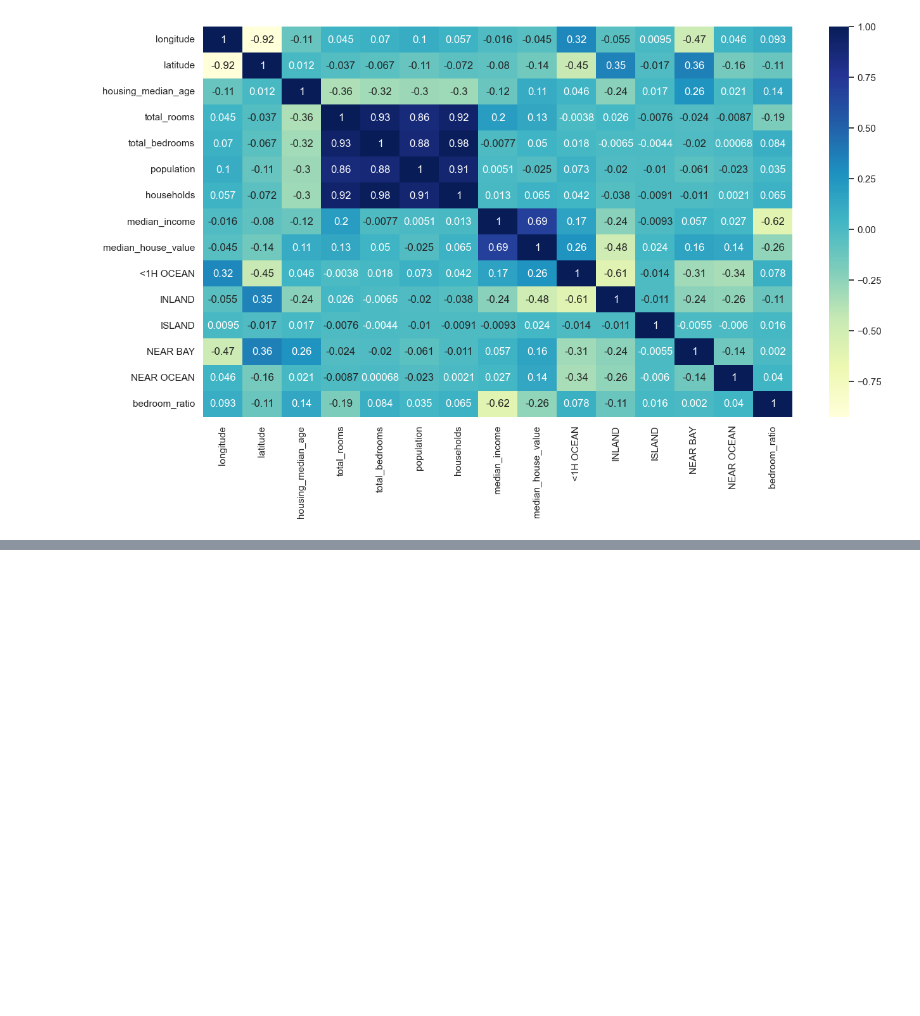
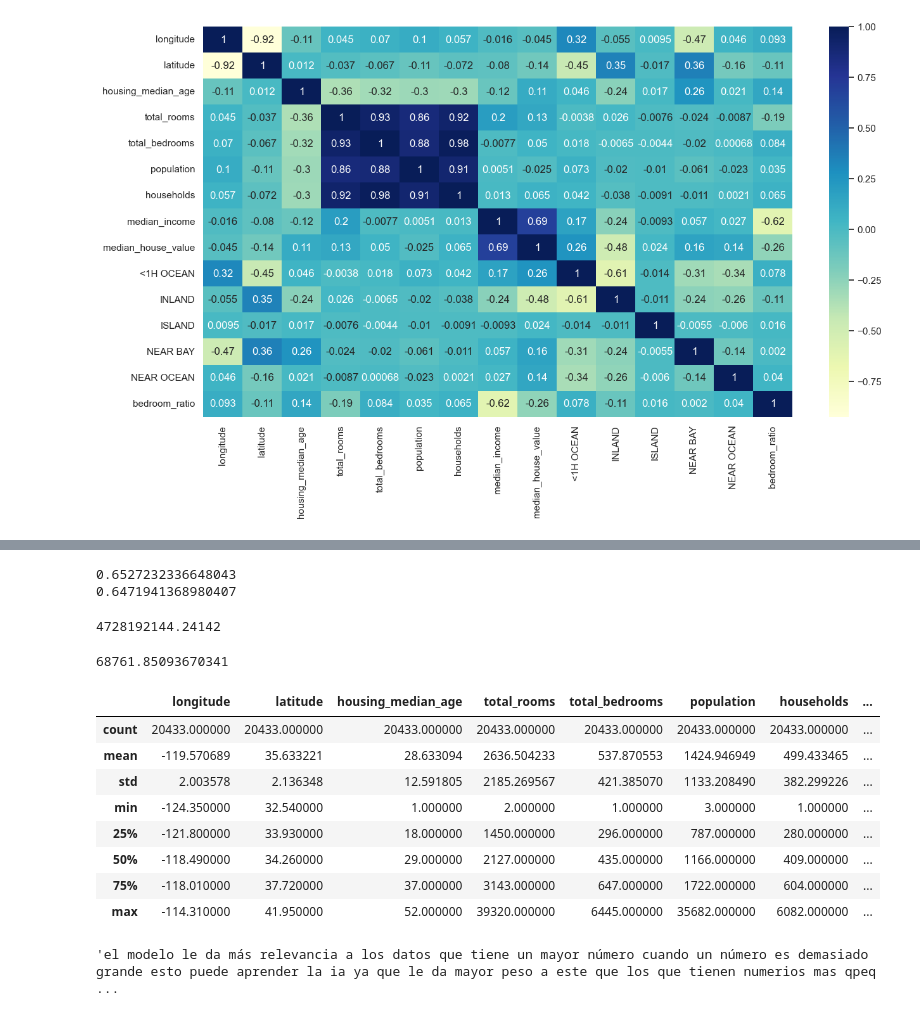
Before and after one commit to many3487/Curso-IA, a Jupyter notebook: sets de datos/ejercicio de regreción lineal.ipynb, the cells around one changed output, grey strips where cells are left out. Saved outputs shown, nothing was run; the diff lists cells and outputs as text; code cells hidden in the pictures; blank space fills up the shorter version.

```diff
--- a/sets de datos/ejercicio de regreción lineal.ipynb
+++ b/sets de datos/ejercicio de regreción lineal.ipynb
@@ -327,0 +425,7 @@ x_ent, x_pru,y_ent, y_pru =  train_test_split(x,y, test_size=.2)
+# %%
+#sobre ajuste o Overfitting
+print(modelo.score(x_ent, y_ent))
+print(modelo.score(x_pru, y_pru))
+# %% [output]
+0.6527232336648043
+0.6471941368980407
@@ -327,0 +439,4 @@ x_ent, x_pru,y_ent, y_pru =  train_test_split(x,y, test_size=.2)
+# %%
+mse
+# %% [output]
+4728192144.24142
@@ -327,0 +446,28 @@ x_ent, x_pru,y_ent, y_pru =  train_test_split(x,y, test_size=.2)
+# %%
+rmse
+# %% [output]
+68761.85093670341
+# %%
+#este esl el primerio que se falla al calcular el precio de todas las casas
+#algo que se recomienda es reivar los scalers o escalamiento
+#esto es que si se ven datos N/A  por la naturaleza de los números van a ser más pequeños ejemplo
+#los datos de la antiguedad van a ser datos entre 1 y 50  pero cuando es la población llegan  datos más grandes
+#ejemplo
+datos_na.describe()
+# %% [output]
+|  | longitude | latitude | housing_median_age | total_rooms | total_bedrooms | population | households | ... |
+| count | 20433.000000 | 20433.000000 | 20433.000000 | 20433.000000 | 20433.000000 | 20433.000000 | 20433.000000 | ... |
+| mean | -119.570689 | 35.633221 | 28.633094 | 2636.504233 | 537.870553 | 1424.946949 | 499.433465 | ... |
+| std | 2.003578 | 2.136348 | 12.591805 | 2185.269567 | 421.385070 | 1133.208490 | 382.299226 | ... |
+| min | -124.350000 | 32.540000 | 1.000000 | 2.000000 | 1.000000 | 3.000000 | 1.000000 | ... |
+| 25% | -121.800000 | 33.930000 | 18.000000 | 1450.000000 | 296.000000 | 787.000000 | 280.000000 | ... |
+| 50% | -118.490000 | 34.260000 | 29.000000 | 2127.000000 | 435.000000 | 1166.000000 | 409.000000 | ... |
+| 75% | -118.010000 | 37.720000 | 37.000000 | 3143.000000 | 647.000000 | 1722.000000 | 604.000000 | ... |
+| max | -114.310000 | 41.950000 | 52.000000 | 39320.000000 | 6445.000000 | 35682.000000 | 6082.000000 | ... |
+# %%
+"""el modelo le da más relevancia a los datos que tiene un mayor número cuando un número es demasiado grande esto puede aprender la ia ya que le da mayor peso a este que los que tienen numerios mas qpequeños
+un scaler lo que hace es que los pone en una escala más pequeña  es decr que los datos como 1 y 52 sea la misma entre 3 y 35mil
+ basicamente se comprimen los datos
+ """
+# %% [output]
+'el modelo le da más relevancia a los datos que tiene un mayor número cuando un número es demasiado grande esto puede aprender la ia ya que le da mayor peso a este que los que tienen numerios mas qpeq ...
```
Also changed, not shown: parts of 20 cells of this notebook.
